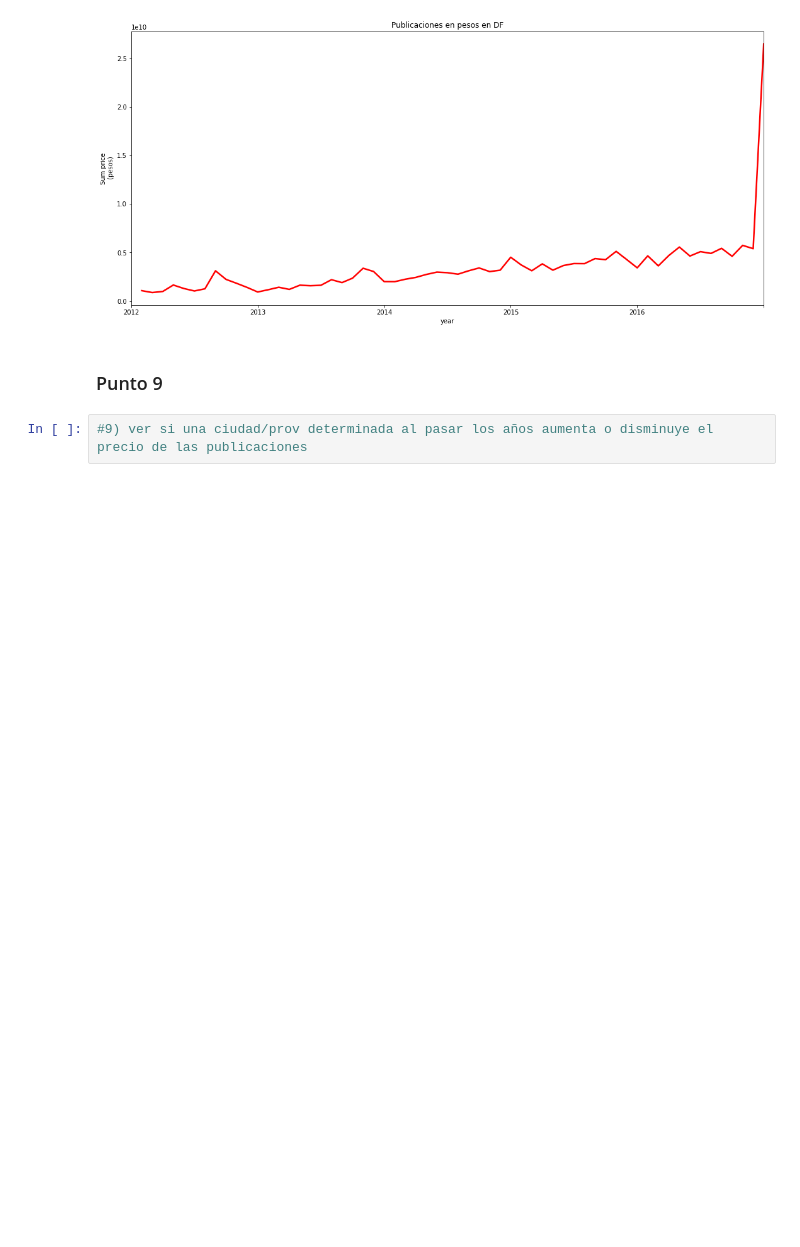
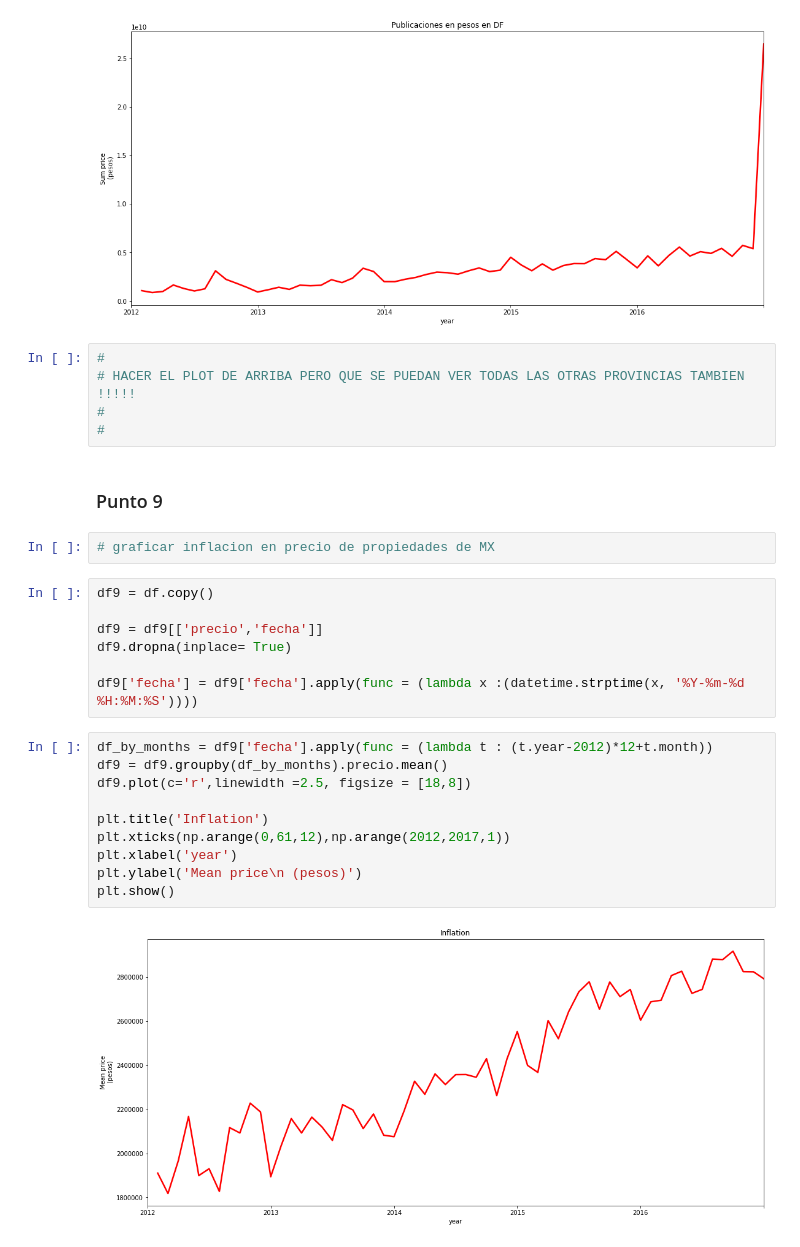
Before and after one commit to nbuzzano/7506-zonaprop, a Jupyter notebook: zonaprop-data-analysis.ipynb, the cells around one changed output. Cells and saved outputs as stored; diff of their text form; blank space fills up the shorter version.

```diff
--- a/zonaprop-data-analysis.ipynb
+++ b/zonaprop-data-analysis.ipynb
@@ -876,7 +910,31 @@ plt.ylabel('Sum price\n (pesos)')
 plt.show()
 # %% [output]
 [figure]
+# %%
+#
+# HACER EL PLOT DE ARRIBA PERO QUE SE PUEDAN VER TODAS LAS OTRAS PROVINCIAS TAMBIEN !!!!!
+#
+#
 # %% [markdown]
 ### Punto 9
-# %%
-#9) ver si una ciudad/prov determinada al pasar los años aumenta o disminuye el precio de las publicaciones
+# %%
+# graficar inflacion en precio de propiedades de MX
+# %%
+df9 = df.copy()
+
+df9 = df9[['precio','fecha']]
+df9.dropna(inplace= True)
+
+df9['fecha'] = df9['fecha'].apply(func = (lambda x :(datetime.strptime(x, '%Y-%m-%d %H:%M:%S'))))
+# %%
+df_by_months = df9['fecha'].apply(func = (lambda t : (t.year-2012)*12+t.month))
+df9 = df9.groupby(df_by_months).precio.mean()
+df9.plot(c='r',linewidth =2.5, figsize = [18,8])
+
+plt.title('Inflation')
+plt.xticks(np.arange(0,61,12),np.arange(2012,2017,1))
+plt.xlabel('year')
+plt.ylabel('Mean price\n (pesos)')
+plt.show()
+# %% [output]
+[figure, added]
```
Also changed, not shown: parts of 36 cells of this notebook.
